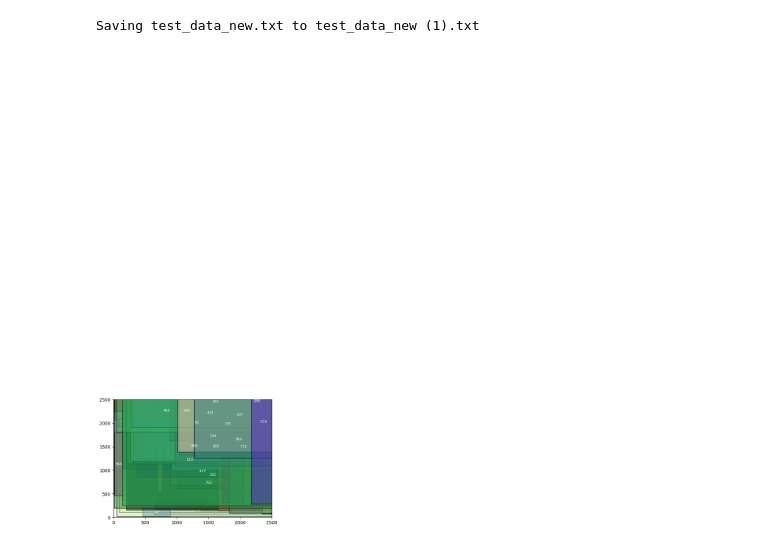
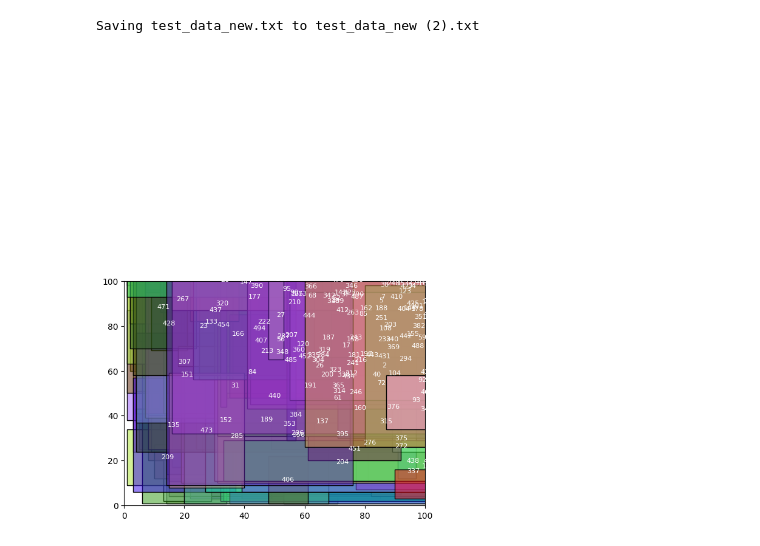
Before and after one commit to Pbonmars-20031006/Assignment-1, a Jupyter notebook: Assignment1.ipynb, the cells around one changed output. Cells and saved outputs as stored; diff of their text form; code cells hidden in the pictures.

```diff
--- a/Assignment1.ipynb
+++ b/Assignment1.ipynb
@@ -117,6 +108,14 @@ def find_non_overlapping_rectangles(rectangles, qtree):
 
     return non_overlapping_rectangles
 
+def batch_insert(qtree, rectangles):
+    for rect_params in rectangles:
+        rect_instance = RectDetails(*rect_params)
+        qtree.insert(item=rect_instance, bbox=(rect_instance.left_bottom_corner_x,
+                                              rect_instance.left_bottom_corner_y,
+                                              rect_instance.right_top_corner_x,
+                                              rect_instance.right_top_corner_y))
+
 def main():
     # Upload your_file.txt
     uploaded = files.upload()
@@ -132,16 +131,6 @@ def main():
     batch_size = 1000  # Adjust the batch size based on your available memory
 
 # Process the dataset in batches
-    for i in range(0, len(rectangles), batch_size):
-        batch = rectangles[i:i+batch_size]
-
-        for rect_params in batch:
-            rect_instance = RectDetails(*rect_params)
-            qtree.insert(item=rect_instance, bbox=(rect_instance.left_bottom_corner_x,
-                                                  rect_instance.left_bottom_corner_y,
-                                                  rect_instance.right_top_corner_x,
-                                                  rect_instance.right_top_corner_y))
-
     # for rect_params in rectangles:
     #     rect_instance = RectDetails(*rect_params)
     #     qtree.insert(item=rect_instance, bbox=(rect_instance.left_bottom_corner_x,
@@ -151,8 +140,8 @@ def main():
 
     # Plot the rectangles
     fig, ax = plt.subplots()
-    ax.set_xlim(0, 2500)
-    ax.set_ylim(0, 2500)
+    ax.set_xlim(0, 100)
+    ax.set_ylim(0, 100)
 
     for index, set_of_numbers in enumerate(rectangles, start=1):
         rect_instance = RectDetails(*set_of_numbers)
@@ -163,6 +152,11 @@ def main():
         plot_rect(ax, block_left_bottom, size, index)
 
     plt.show()
+
+    for i in range(0, len(rectangles), batch_size):
+        batch = rectangles[i:i+batch_size]
+        batch_insert(qtree, batch)
+
 
     x = float(input("Enter x coordinate: "))
     y = float(input("Enter y coordinate: "))
@@ -174,32 +168,32 @@ def main():
     %timeit -r 1 -o find_enclosing_rectangles_quad(point, qtree)
     enclosing_rectangles_quadtree = find_enclosing_rectangles_quad(point, qtree)
 
     # Print the result for naive approach
 
     if enclosing_rectangles_naive:
         print(f"The point {point} is enclosed in the rectangles: {enclosing_rectangles_naive}")
     else:
         print(f"The point {point} is not enclosed in any rectangle.")
 
     # Print the result for quadtree approach
 
     if enclosing_rectangles_quadtree:
         print(f"The point {point} is enclosed in the rectangles: {enclosing_rectangles_quadtree}")
     else:
         print(f"The point {point} is not enclosed in any rectangle.")
 
 
     time_non_overlapping = timeit.timeit(lambda: find_non_overlapping_rectangles(rectangles, qtree), number=1)
     print(f"Time taken for finding non-overlapping rectangles: {time_non_overlapping} seconds")
 
     non_overlapping_rectangles_set = find_non_overlapping_rectangles(rectangles, qtree)
     print(f"Non-overlapping rectangles: {non_overlapping_rectangles_set}")
 
 
 # Run the main function
 if __name__ == "__main__":
     main()
 # %% [output]
 [interactive output not drawn]
-Saving test_data_new.txt to test_data_new (1).txt
+Saving test_data_new.txt to test_data_new (2).txt
-[figure, old version]
+[figure, new version]
```
Also changed, not shown: parts of 1 cell of this notebook.
